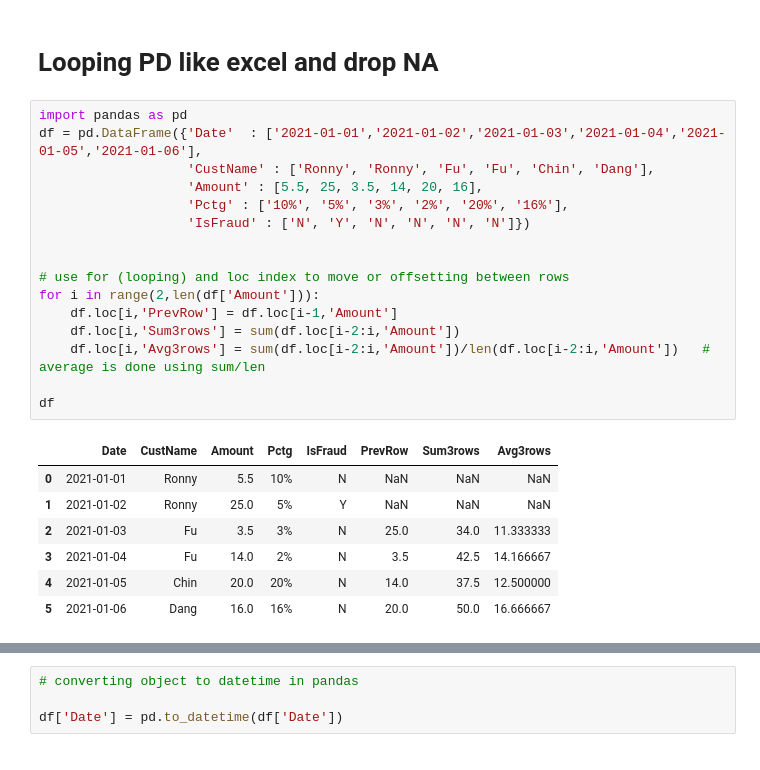
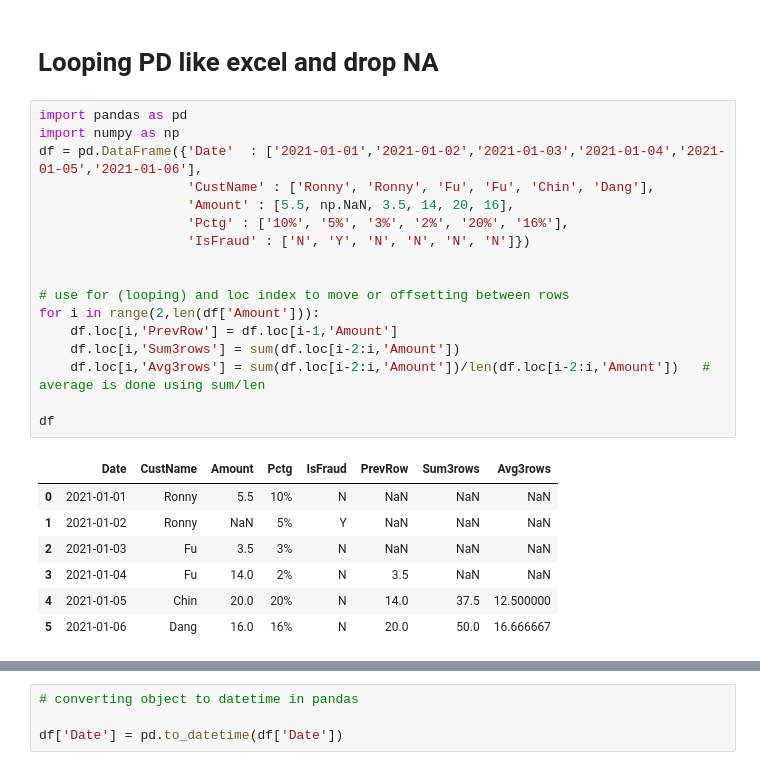
Before and after one commit to RonnyCh/mydsbook, a Jupyter notebook: myBook.ipynb, the cells around one changed output, grey strips where cells are left out. Cells and saved outputs as stored; diff of their text form.

```diff
--- a/myBook.ipynb
+++ b/myBook.ipynb
@@ -406,25 +406,26 @@ titanic.embark_town.value_counts()                         # count total values
 # Looping PD like excel and drop NA  <a id='wrangling5'></a>
 # %%
 import pandas as pd
+import numpy as np
 df = pd.DataFrame({'Date'  : ['2021-01-01','2021-01-02','2021-01-03','2021-01-04','2021-01-05','2021-01-06'],
                    'CustName' : ['Ronny', 'Ronny', 'Fu', 'Fu', 'Chin', 'Dang'],
-                   'Amount' : [5.5, 25, 3.5, 14, 20, 16],
+                   'Amount' : [5.5, np.NaN, 3.5, 14, 20, 16],
                    'Pctg' : ['10%', '5%', '3%', '2%', '20%', '16%'],
                    'IsFraud' : ['N', 'Y', 'N', 'N', 'N', 'N']})
 
 
 # use for (looping) and loc index to move or offsetting between rows
 for i in range(2,len(df['Amount'])):
     df.loc[i,'PrevRow'] = df.loc[i-1,'Amount']
     df.loc[i,'Sum3rows'] = sum(df.loc[i-2:i,'Amount'])
     df.loc[i,'Avg3rows'] = sum(df.loc[i-2:i,'Amount'])/len(df.loc[i-2:i,'Amount'])   # average is done using sum/len
 
 df
 # %% [output]
 |  | Date | CustName | Amount | Pctg | IsFraud | PrevRow | Sum3rows | Avg3rows |
 | 0 | 2021-01-01 | Ronny | 5.5 | 10% | N | NaN | NaN | NaN |
-| 1 | 2021-01-02 | Ronny | 25.0 | 5% | Y | NaN | NaN | NaN |
-| 2 | 2021-01-03 | Fu | 3.5 | 3% | N | 25.0 | 34.0 | 11.333333 |
-| 3 | 2021-01-04 | Fu | 14.0 | 2% | N | 3.5 | 42.5 | 14.166667 |
+| 1 | 2021-01-02 | Ronny | NaN | 5% | Y | NaN | NaN | NaN |
+| 2 | 2021-01-03 | Fu | 3.5 | 3% | N | NaN | NaN | NaN |
+| 3 | 2021-01-04 | Fu | 14.0 | 2% | N | 3.5 | NaN | NaN |
 | 4 | 2021-01-05 | Chin | 20.0 | 20% | N | 14.0 | 37.5 | 12.500000 |
 | 5 | 2021-01-06 | Dang | 16.0 | 16% | N | 20.0 | 50.0 | 16.666667 |
```
Also changed, not shown: parts of 6 cells of this notebook.
